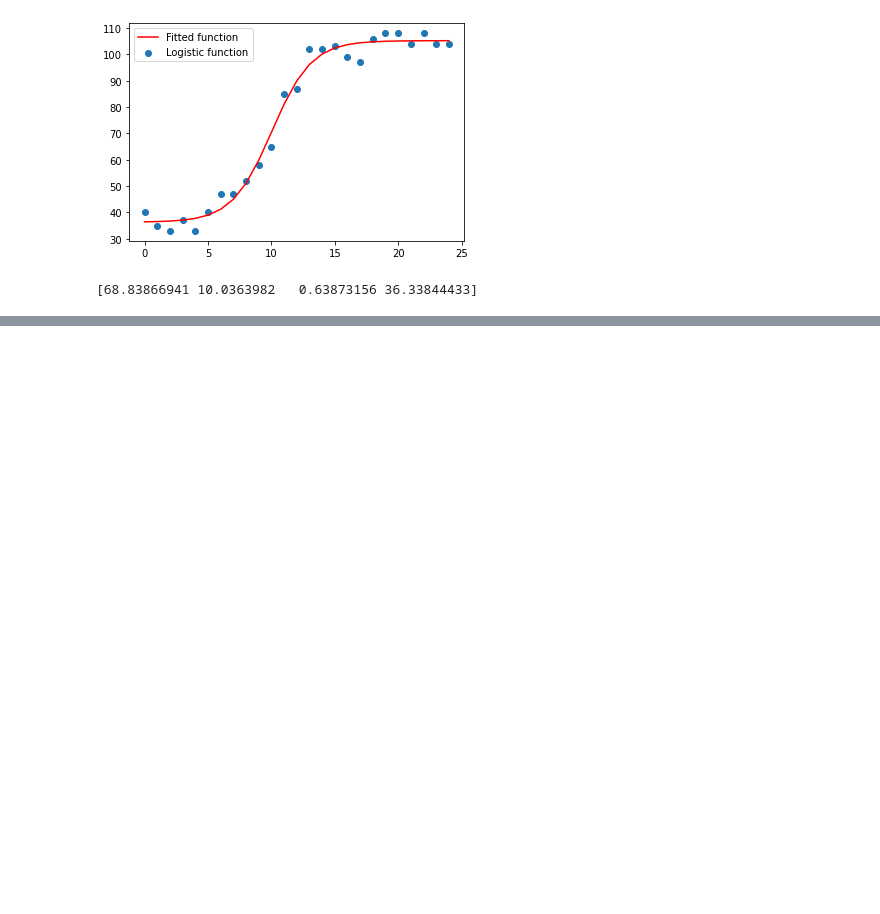
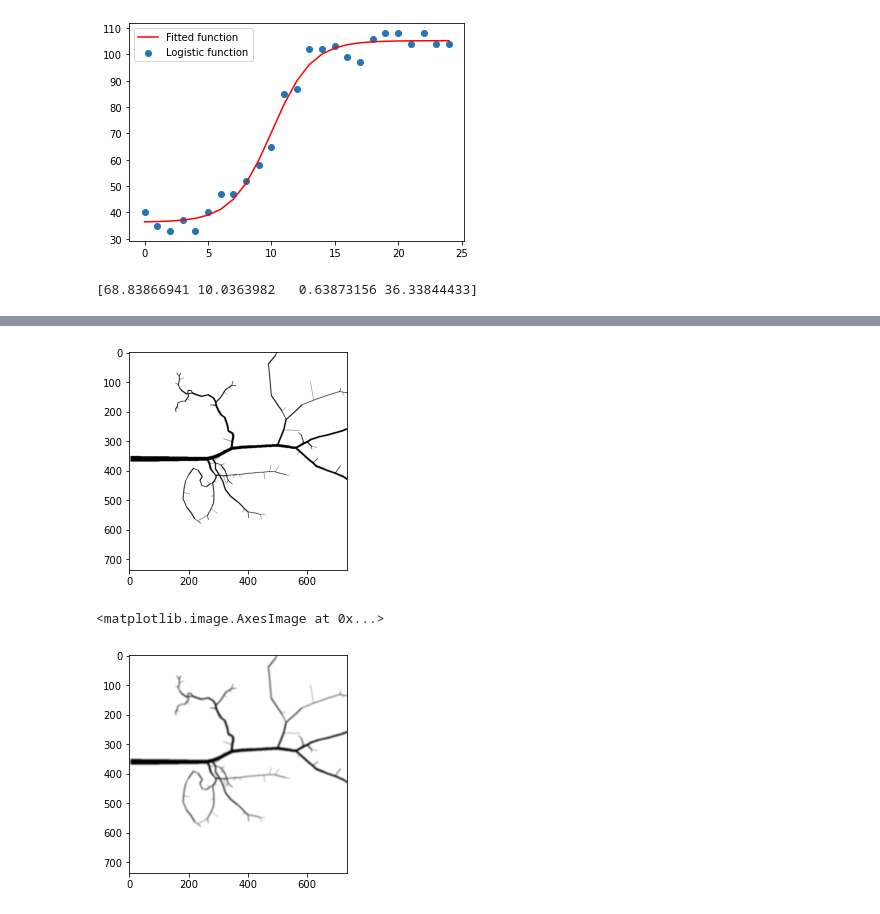
Before and after one commit to Nugni/Bachelor_rep_angiograms, a Jupyter notebook: src/testSpreadFunc.ipynb, the cells around one changed output, grey strips where cells are left out. Drawn from its saved outputs; the diff is of its cells as text; code cells hidden in the pictures; blank space fills up the shorter version.

```diff
--- a/src/testSpreadFunc.ipynb
+++ b/src/testSpreadFunc.ipynb
@@ -124,0 +168,9 @@ plt.show()
+# %%
+plt.imshow(arr, cmap="gray")
+plt.show()
+arr_w_blur = gaussian_filter(arr, sigma=std)
+plt.imshow(arr_w_blur, cmap="gray")
+# %% [output]
+[figure, added]
+<matplotlib.image.AxesImage at 0x...>
+[figure, added]
```
Also changed, not shown: parts of 6 cells of this notebook, 1 other file.
